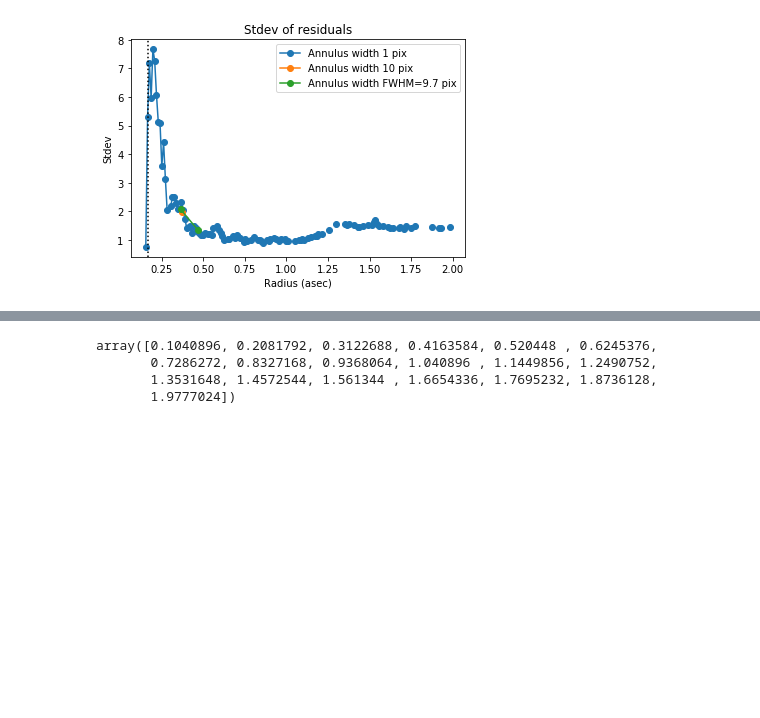
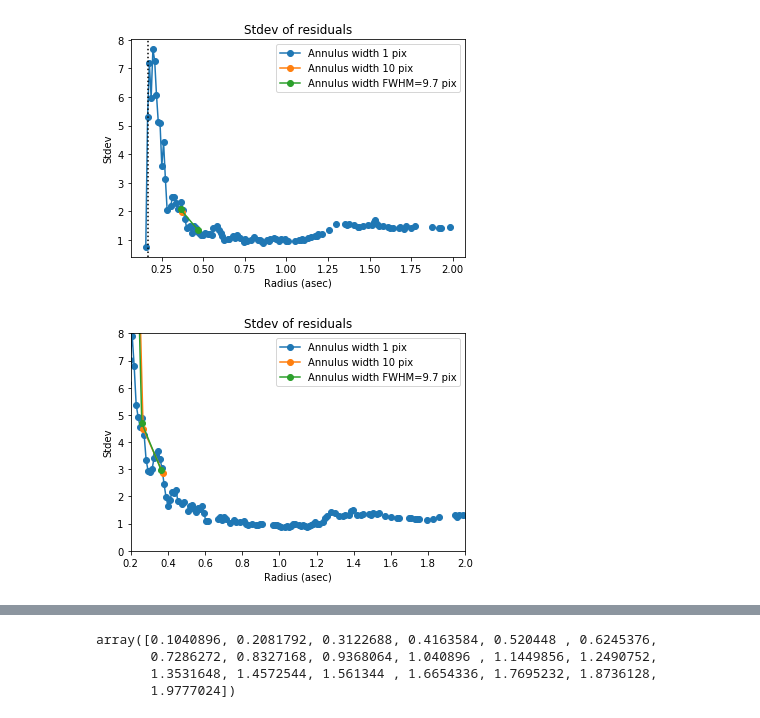
Before and after one commit to mwanakijiji/lbti_altair_fizeau, a Jupyter notebook: notebooks_for_development/contrast_curve_1d_202000409.ipynb, the cells around one changed output, grey strips where cells are left out. Cells and saved outputs as stored; diff of their text form; code cells hidden in the pictures; blank space fills up the shorter version.

```diff
--- a/notebooks_for_development/contrast_curve_1d_202000409.ipynb
+++ b/notebooks_for_development/contrast_curve_1d_202000409.ipynb
@@ -258,3 +258,21 @@ plt.show()
 #plt.savefig("junk.pdf")
 # %% [output]
 [figure]
+# %%
+# plot stdev
+
+plt.clf()
+plt.plot(np.multiply(rad_stats_width01.r,0.0107), rad_stats_width01.std, marker="o", label="Annulus width 1 pix")
+plt.plot(np.multiply(rad_stats_width10.r,0.0107), rad_stats_width10.std, marker="o", label="Annulus width 10 pix")
+plt.plot(np.multiply(rad_stats_widthFWHM.r,0.0107), rad_stats_widthFWHM.std, marker="o", label="Annulus width FWHM=9.7 pix")
+plt.axvline(x=np.multiply(15.5,0.0107), linestyle=":", color="k")
+plt.legend()
+plt.title("Stdev of residuals")
+plt.xlim([0.2,2])
+plt.ylim([0,8])
+plt.xlabel("Radius (asec)")
+plt.ylabel("Stdev")
+plt.show()
+#plt.savefig("junk.pdf")
+# %% [output]
+[figure, added]
```
Also changed, not shown: parts of 5 cells of this notebook.
